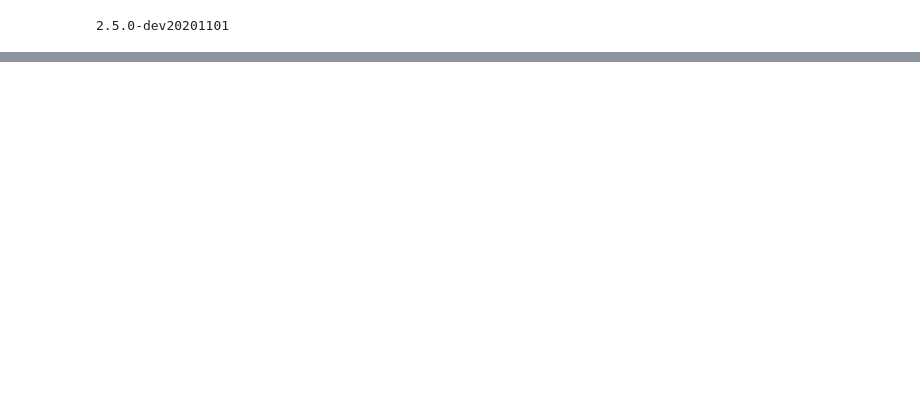
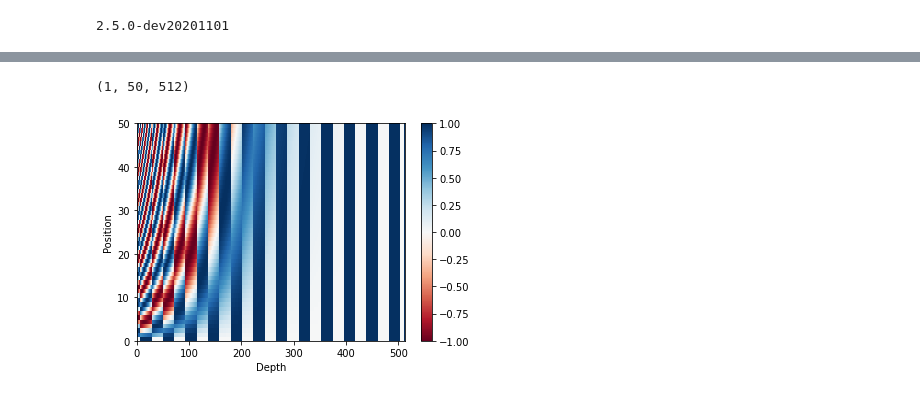
Before and after one commit to stereo720712/2020-11_2021-01_deep_learning_learn_report_record, a Jupyter notebook: 11_31_to_12_4_fifth/code/transformer_d1.ipynb, the cells around one changed output, grey strips where cells are left out. Cells and saved outputs as stored; diff of their text form; code cells hidden in the pictures; blank space fills up the shorter version.

```diff
--- a/11_31_to_12_4_fifth/code/transformer_d1.ipynb
+++ b/11_31_to_12_4_fifth/code/transformer_d1.ipynb
@@ -63,0 +106,31 @@ def filter_max_length(x, y, max_length=MAX_LENGTH):
+# %%
+# position encoding
+def get_angles(pos, i, d_model):
+    angle_rates = 1 / np.power(10000, (2 * (i//2) / np.float32(d_model)))
+    return pos * angle_rates
+
+def position_encoding(position, d_model):
+    angle_rads = get_angles(np.arange(position)[:, np.newaxis],
+                            np.arange(d_model)[np.newaxis, :],
+                            d_model)
+    # sin in position indices is even , 2i
+    angle_rads[:, 0::2] = np.sin(angle_rads[:,0::2])
+    # cos in position indices is odd , 2i+1
+    angle_rads[:,1::2] = np.cos(angle_rads[:, 1::2])
+    position_encoding = angle_rads[np.newaxis,...]
+    return tf.cast(position_encoding, dtype=tf.float32)
+
+
+# position encoding layer
+pos_encoding = position_encoding(50, 512)
+print(pos_encoding.shape)
+
+plt.pcolormesh(pos_encoding[0], cmap='RdBu')
+plt.xlabel('Depth')
+plt.xlim((0, 512))
+plt.ylabel('Position')
+plt.colorbar()
+plt.show()
+# %% [output]
+(1, 50, 512)
+[figure, added]
```
Also changed, not shown: parts of 16 cells of this notebook, 4 other files.
